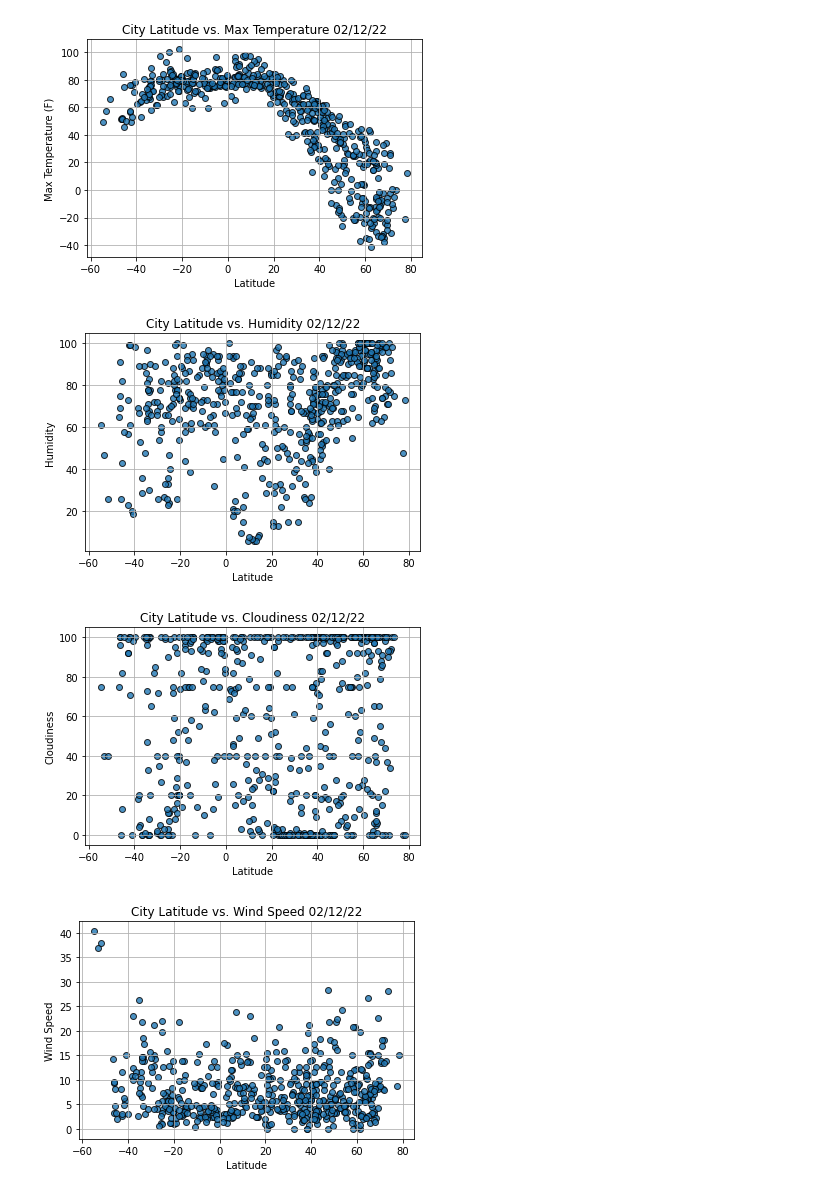
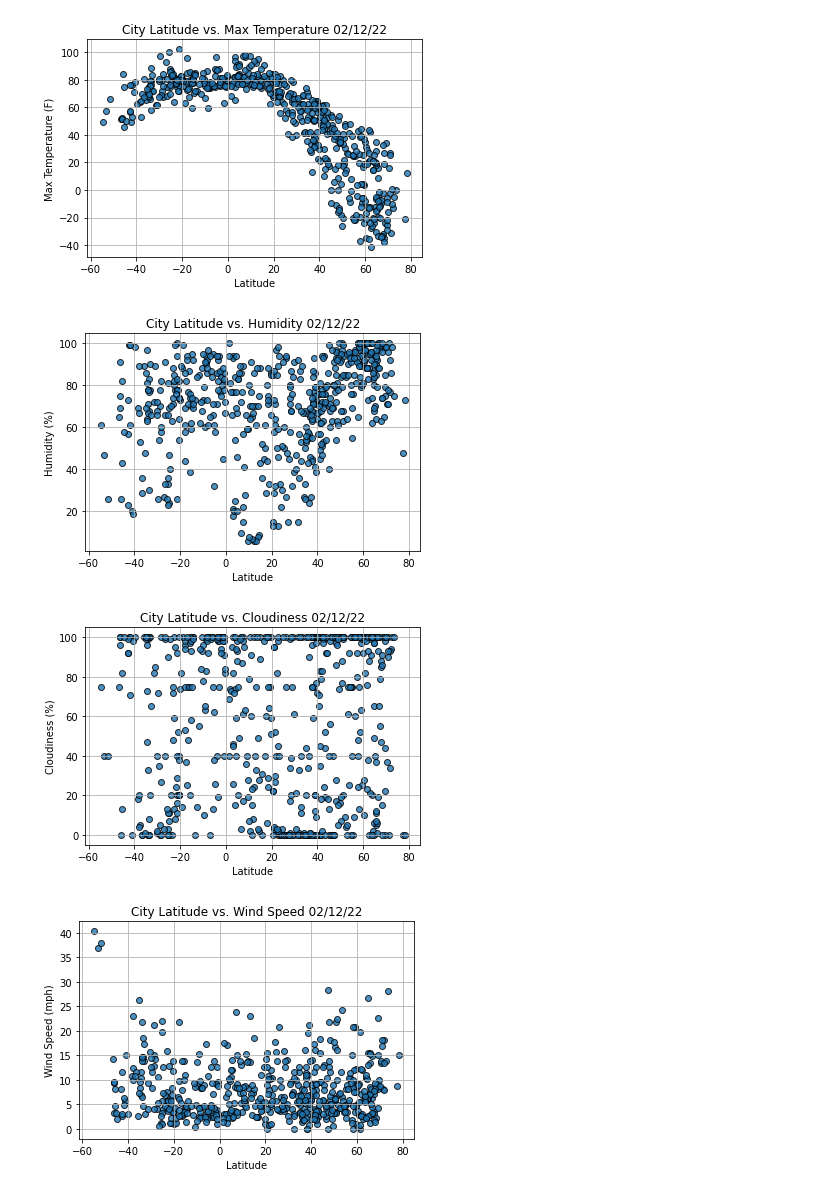
Before and after one commit to MStewart0218/World_Weather_Analysis, a Jupyter notebook: WeatherPy.ipynb, the cells around one changed output. Drawn from its saved outputs; the diff is of its cells as text; code cells hidden in the pictures.

```diff
--- a/WeatherPy.ipynb
+++ b/WeatherPy.ipynb
@@ -207,7 +207,7 @@ plt.scatter(lats,
 
 # Incorporate the other graph properties.
 plt.title(f"City Latitude vs. Humidity "+ time.strftime("%x"))
-plt.ylabel("Humidity")
+plt.ylabel("Humidity (%)")
 plt.xlabel("Latitude")
 plt.grid(True)
 
@@ -217,7 +217,7 @@ plt.savefig("weather_data/Fig2.png")
 # Show plot.
 plt.show()
 # %% [output]
-[figure, old version]
+[figure, new version]
 # %%
 # Build the scatter plot for latitude vs. max temperature.
 plt.scatter(lats,
@@ -227,7 +227,7 @@ plt.scatter(lats,
 
 # Incorporate the other graph properties.
 plt.title(f"City Latitude vs. Cloudiness "+ time.strftime("%x"))
-plt.ylabel("Cloudiness")
+plt.ylabel("Cloudiness (%)")
 plt.xlabel("Latitude")
 plt.grid(True)
 
@@ -237,24 +237,24 @@ plt.savefig("weather_data/Fig3.png")
 # Show plot.
 plt.show()
 # %% [output]
-[figure, old version]
+[figure, new version]
 # %%
 # Build the scatter plot for latitude vs. max temperature.
 plt.scatter(lats,
             wind_speed,
             edgecolor="black", linewidths=1, marker="o",
             alpha=0.8, label="Cities")
 
 # Incorporate the other graph properties.
 plt.title(f"City Latitude vs. Wind Speed "+ time.strftime("%x"))
-plt.ylabel("Wind Speed")
+plt.ylabel("Wind Speed (mph)")
 plt.xlabel("Latitude")
 plt.grid(True)
 
 # Save the figure.
 plt.savefig("weather_data/Fig4.png")
 
 # Show plot.
 plt.show()
 # %% [output]
-[figure, old version]
+[figure, new version]
```
Also changed, not shown: 3 other files.
